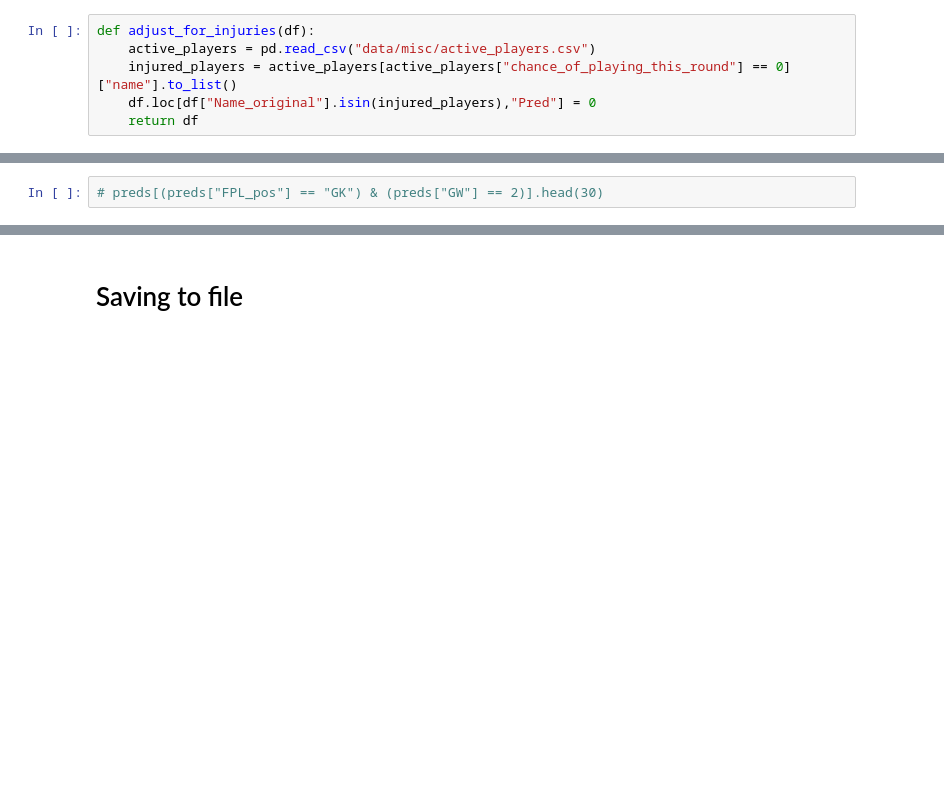
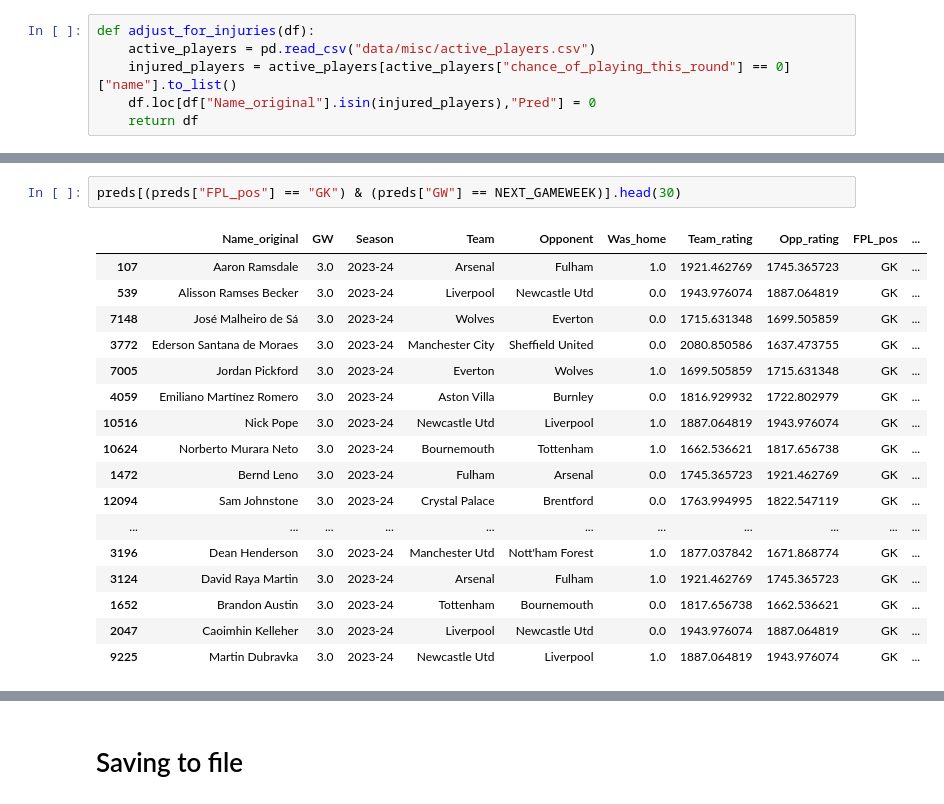
Before and after one commit to Fran3x/FPL_Model, a Jupyter notebook: notebooks/upcoming/pred_next_season.ipynb, the cells around one changed output, grey strips where cells are left out. Saved outputs shown, nothing was run; the diff lists cells and outputs as text; blank space fills up the shorter version.

```diff
--- a/notebooks/upcoming/pred_next_season.ipynb
+++ b/notebooks/upcoming/pred_next_season.ipynb
@@ -149,4 +156,22 @@ See the caveats in the documentation: https://pandas.pydata.org/pandas-docs/stab
 # %%
-# preds[(preds["FPL_pos"] == "GK") & (preds["GW"] == 2)].head(30)
+preds[(preds["FPL_pos"] == "GK") & (preds["GW"] == NEXT_GAMEWEEK)].head(30)
+# %% [output]
+|  | Name_original | GW | Season | Team | Opponent | Was_home | Team_rating | Opp_rating | FPL_pos | ... |
+| 107 | Aaron Ramsdale | 3.0 | 2023-24 | Arsenal | Fulham | 1.0 | 1921.462769 | 1745.365723 | GK | ... |
+| 539 | Alisson Ramses Becker | 3.0 | 2023-24 | Liverpool | Newcastle Utd | 0.0 | 1943.976074 | 1887.064819 | GK | ... |
+| 7148 | José Malheiro de Sá | 3.0 | 2023-24 | Wolves | Everton | 0.0 | 1715.631348 | 1699.505859 | GK | ... |
+| 3772 | Ederson Santana de Moraes | 3.0 | 2023-24 | Manchester City | Sheffield United | 0.0 | 2080.850586 | 1637.473755 | GK | ... |
+| 7005 | Jordan Pickford | 3.0 | 2023-24 | Everton | Wolves | 1.0 | 1699.505859 | 1715.631348 | GK | ... |
+| 4059 | Emiliano Martínez Romero | 3.0 | 2023-24 | Aston Villa | Burnley | 0.0 | 1816.929932 | 1722.802979 | GK | ... |
+| 10516 | Nick Pope | 3.0 | 2023-24 | Newcastle Utd | Liverpool | 1.0 | 1887.064819 | 1943.976074 | GK | ... |
+| 10624 | Norberto Murara Neto | 3.0 | 2023-24 | Bournemouth | Tottenham | 1.0 | 1662.536621 | 1817.656738 | GK | ... |
+| 1472 | Bernd Leno | 3.0 | 2023-24 | Fulham | Arsenal | 0.0 | 1745.365723 | 1921.462769 | GK | ... |
+| 12094 | Sam Johnstone | 3.0 | 2023-24 | Crystal Palace | Brentford | 0.0 | 1763.994995 | 1822.547119 | GK | ... |
+| ... | ... | ... | ... | ... | ... | ... | ... | ... | ... | ... |
+| 3196 | Dean Henderson | 3.0 | 2023-24 | Manchester Utd | Nott'ham Forest | 1.0 | 1877.037842 | 1671.868774 | GK | ... |
+| 3124 | David Raya Martin | 3.0 | 2023-24 | Arsenal | Fulham | 1.0 | 1921.462769 | 1745.365723 | GK | ... |
+| 1652 | Brandon Austin | 3.0 | 2023-24 | Tottenham | Bournemouth | 0.0 | 1817.656738 | 1662.536621 | GK | ... |
+| 2047 | Caoimhin Kelleher | 3.0 | 2023-24 | Liverpool | Newcastle Utd | 0.0 | 1943.976074 | 1887.064819 | GK | ... |
+| 9225 | Martin Dubravka | 3.0 | 2023-24 | Newcastle Utd | Liverpool | 1.0 | 1887.064819 | 1943.976074 | GK | ... |
 # %%
 # next gameweek
```
Also changed, not shown: parts of 7 cells of this notebook, 48 other files.
